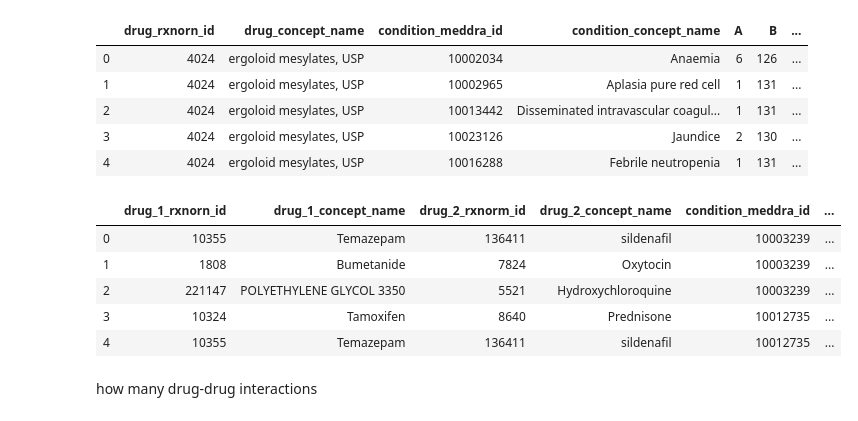
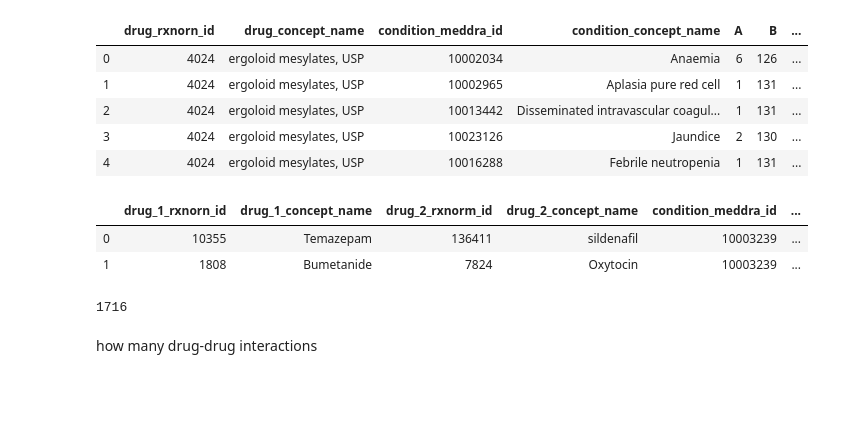
Before and after one commit to suneethi80/drug_side_effects_predictionmodel_nss, a Jupyter notebook: drug_side_effects_1_importing_datasets.ipynb, the cells around one changed output. Cells and saved outputs as stored; diff of their text form; code cells hidden in the pictures; blank space fills up the shorter version.

```diff
--- a/drug_side_effects_1_importing_datasets.ipynb
+++ b/drug_side_effects_1_importing_datasets.ipynb
@@ -217,11 +232,12 @@ off_sides.head()
 #Import two sides dataset. TWOSIDES - data of side effects of pairs of drugs
 two_sides=pd.read_csv('data/TWOSIDES.csv.xz.csv', compression='xz', header=0, sep=',', quotechar='"')
 # %%
-two_sides.head()
+two_sides.head(2)
 # %% [output]
 |  | drug_1_rxnorn_id | drug_1_concept_name | drug_2_rxnorm_id | drug_2_concept_name | condition_meddra_id | ... |
 | 0 | 10355 | Temazepam | 136411 | sildenafil | 10003239 | ... |
 | 1 | 1808 | Bumetanide | 7824 | Oxytocin | 10003239 | ... |
-| 2 | 221147 | POLYETHYLENE GLYCOL 3350 | 5521 | Hydroxychloroquine | 10003239 | ... |
-| 3 | 10324 | Tamoxifen | 8640 | Prednisone | 10012735 | ... |
-| 4 | 10355 | Temazepam | 136411 | sildenafil | 10012735 | ... |
+# %%
+two_sides.drug_1_concept_name.nunique()
+# %% [output]
+1716
```
Also changed, not shown: parts of 77 cells of this notebook.
